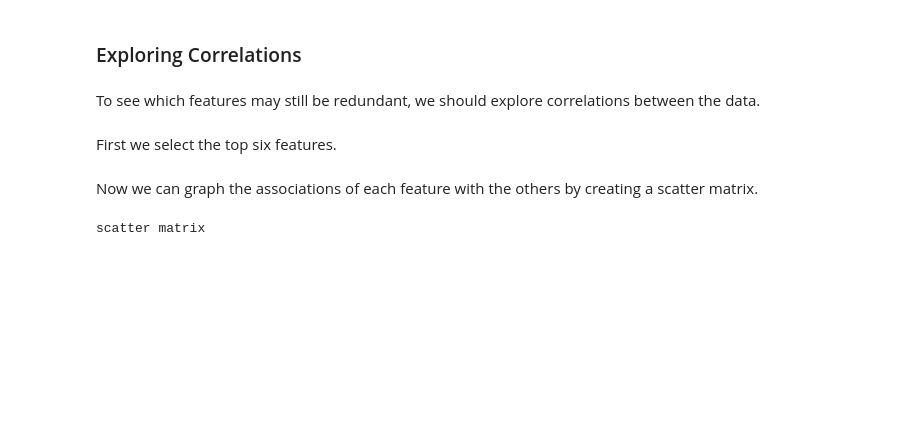
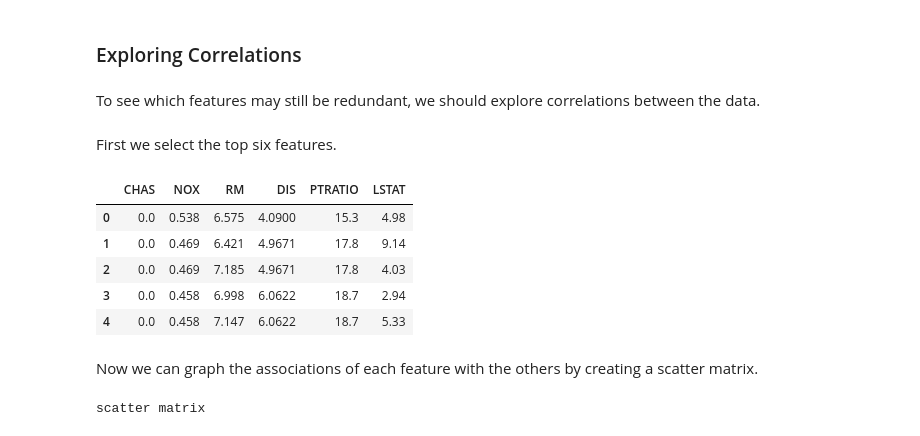
Before and after one commit to jtopor/DS-JacobG, a Jupyter notebook: bnb-feature-selection/2-dendrogram.ipynb, the cells around one changed output. Saved outputs shown, nothing was run; the diff lists cells and outputs as text; code cells hidden in the pictures; blank space fills up the shorter version.

```diff
--- a/bnb-feature-selection/2-dendrogram.ipynb
+++ b/bnb-feature-selection/2-dendrogram.ipynb
@@ -74,6 +94,15 @@ reduced_X = X[:, rfe.support_]
 # %%
 import pandas as pd
 df_reduced = pd.DataFrame(reduced_X, columns = selected_feat_names)
+# %%
+df_reduced.head()
+# %% [output]
+|  | CHAS | NOX | RM | DIS | PTRATIO | LSTAT |
+| 0 | 0.0 | 0.538 | 6.575 | 4.0900 | 15.3 | 4.98 |
+| 1 | 0.0 | 0.469 | 6.421 | 4.9671 | 17.8 | 9.14 |
+| 2 | 0.0 | 0.469 | 7.185 | 4.9671 | 17.8 | 4.03 |
+| 3 | 0.0 | 0.458 | 6.998 | 6.0622 | 18.7 | 2.94 |
+| 4 | 0.0 | 0.458 | 7.147 | 6.0622 | 18.7 | 5.33 |
 # %% [markdown]
 Now we can graph the associations of each feature with the others by creating a scatter matrix.
 # %%
```
Also changed, not shown: parts of 29 cells of this notebook.
